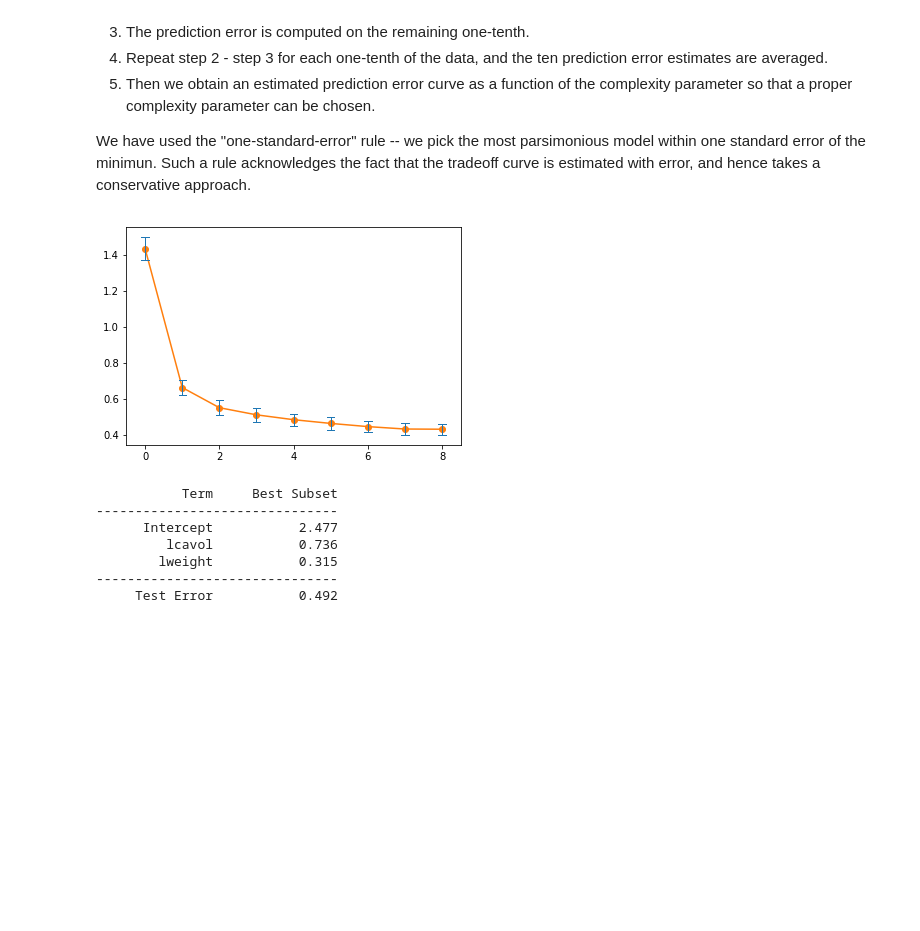
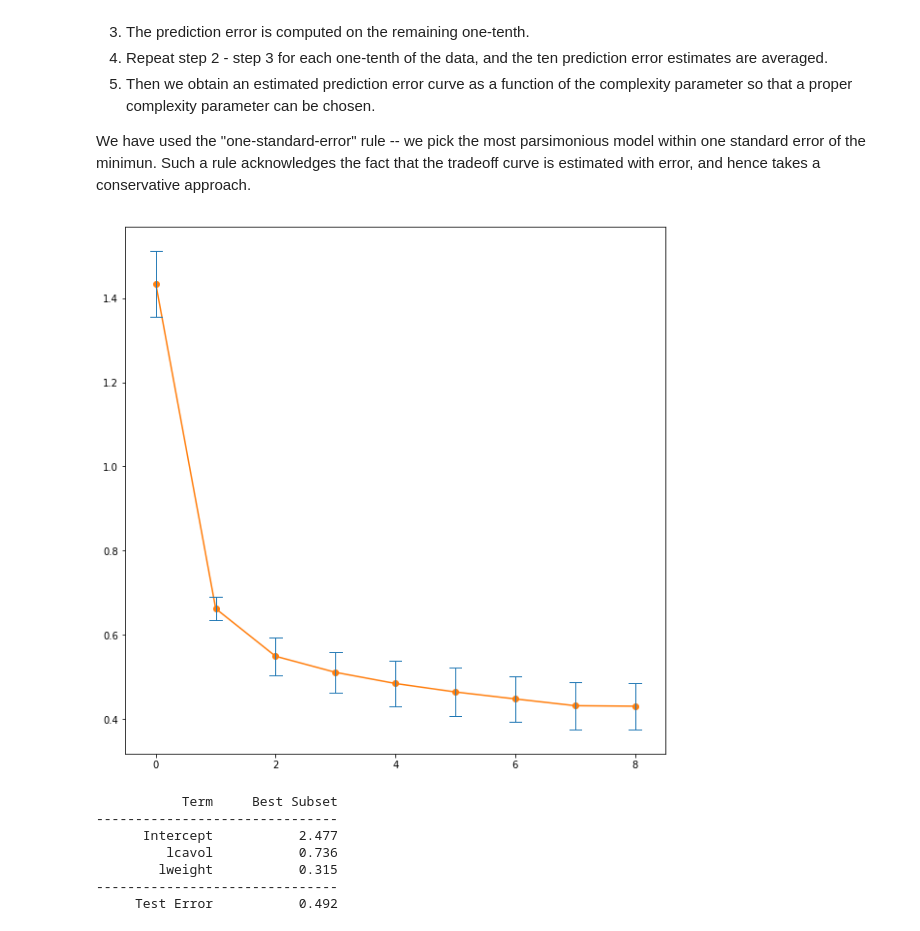
Before and after one commit to dgkim5360/the-elements-of-statistical-learning-notebooks, a Jupyter notebook: chapter3-linear-methods-for-regression/section3-subset-selection.ipynb, the cells around one changed output. Drawn from its saved outputs; the diff is of its cells as text; code cells hidden in the pictures; blank space fills up the shorter version.

```diff
--- a/chapter3-linear-methods-for-regression/section3-subset-selection.ipynb
+++ b/chapter3-linear-methods-for-regression/section3-subset-selection.ipynb
@@ -203,16 +201,16 @@ rss_average = [sum(rss)/10 for _, rss in cv_results.items()]
 rss_stderr = [math.sqrt((sum(scipy.array(rss)**2)-10*rss_average[k]**2)/9)
               for k, rss in cv_results.items()]
 # %%
-fig37 = plt.figure()
+fig37 = plt.figure(figsize=(10, 10))
 ax = fig37.add_subplot(1, 1, 1)
 ax.plot(list(cv_results.keys()), rss_average, 'o-', color='C1')
 for k, (ave, stderr) in enumerate(zip(rss_average, rss_stderr)):
     ax.plot([k, k], [ave-stderr, ave+stderr], color='C0', linewidth=1)
     ax.plot([k-.1, k+.1], [ave-stderr, ave-stderr], color='C0', linewidth=1)
     ax.plot([k-.1, k+.1], [ave+stderr, ave+stderr], color='C0', linewidth=1)
 plt.show()
 # %% [output]
-[figure, old version]
+[figure, new version]
 # %%
 """Table 3.3. Estimated coefficients ad test error result for the
 best-subset selection applied to the prostate data
```
Also changed, not shown: parts of 1 cell of this notebook, 1 other file.
